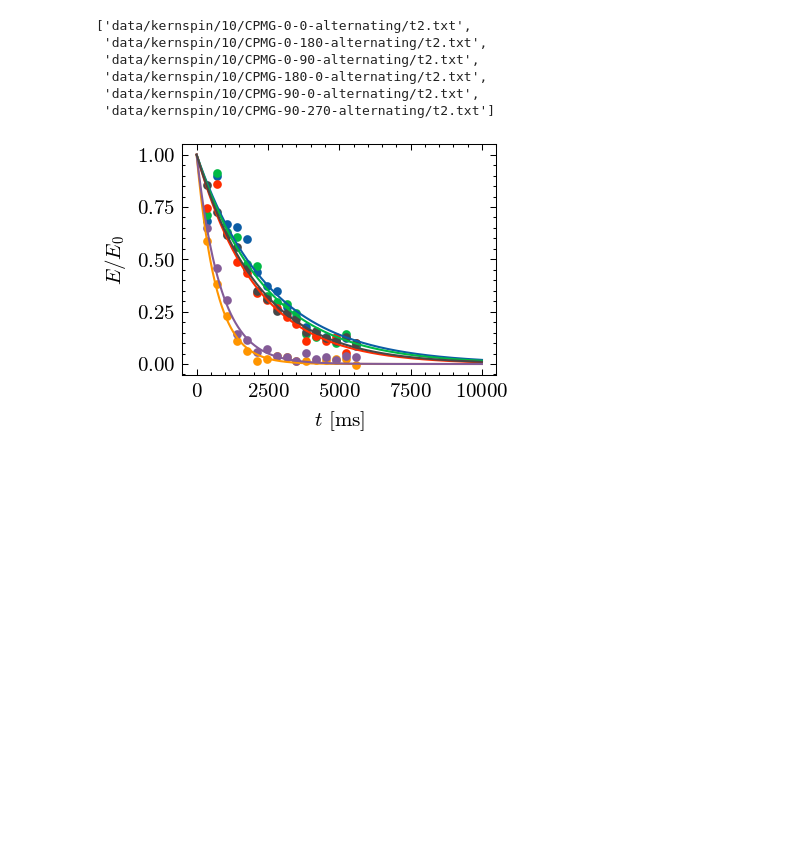
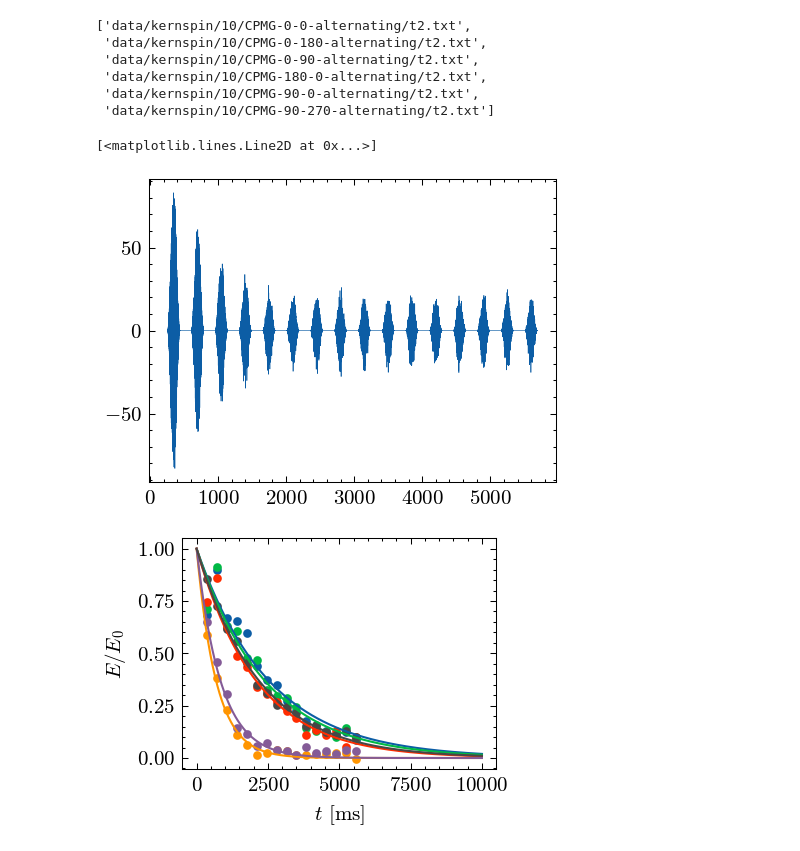
Before and after one commit to emhl/FP2, a Jupyter notebook: kernspin.ipynb, the cells around one changed output. Drawn from its saved outputs; the diff is of its cells as text; code cells hidden in the pictures; blank space fills up the shorter version.

```diff
--- a/kernspin.ipynb
+++ b/kernspin.ipynb
@@ -508,6 +520,13 @@ files10[3::8]
 # %%
 def t2_fit(t, T2, A):
     return A*np.exp(-t/T2)
+# %%
+files10[1::8]
+d= dat10[17]
+plt.plot(d[0], d[1],lw=0.3)
+# %% [output]
+[<matplotlib.lines.Line2D at 0x...>]
+[figure, added]
 # %%
 plt.figure(figsize=(2.7,2))
 t2_alt = []
```
Also changed, not shown: parts of 9 cells of this notebook.
